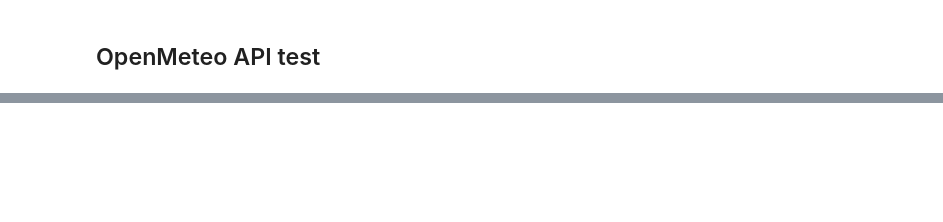
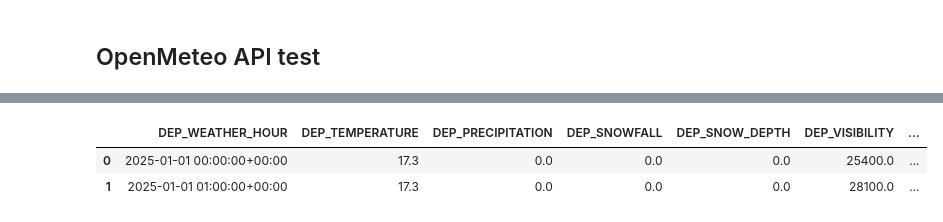
Before and after one commit to nicholasstanfield/flight-delay, a Jupyter notebook: notebooks/Weather Experiments.ipynb, the cells around one changed output, grey strips where cells are left out. Saved outputs shown, nothing was run; the diff lists cells and outputs as text; code cells hidden in the pictures; blank space fills up the shorter version.

```diff
--- a/notebooks/Weather Experiments.ipynb
+++ b/notebooks/Weather Experiments.ipynb
@@ -372,0 +419,9 @@ pbi_weather.head()
+# %%
+weather_dir = Path("../data/raw/weather")
+
+weather_files = list(weather_dir.glob("*.parquet"))
+
+weather = pd.concat(
+    [pd.read_parquet(file) for file in weather_files],
+    ignore_index=True
+)
@@ -372,0 +477,4 @@ pbi_weather.head()
+# %%
+weather = weather.rename(
+    columns={"time": "WEATHER_HOUR"}
+) #will help with the merge later
@@ -372,0 +486,15 @@ pbi_weather.head()
+# %%
+dep_weather = weather.rename(
+    columns={
+        "iata_code": "ORIGIN",
+        "WEATHER_HOUR": "DEP_WEATHER_HOUR",
+        "temperature_2m": "DEP_TEMPERATURE",
+        "precipitation": "DEP_PRECIPITATION",
+        "snowfall": "DEP_SNOWFALL",
+        "snow_depth": "DEP_SNOW_DEPTH",
+        "visibility": "DEP_VISIBILITY",
+        "surface_pressure": "DEP_SURFACE_PRESSURE",
+        "wind_speed_10m": "DEP_WIND_SPEED",
+        "wind_gusts_10m": "DEP_WIND_GUSTS",
+    }
+)
@@ -372,0 +510,6 @@ pbi_weather.head()
+# %%
+dep_weather.head(2)
+# %% [output]
+|  | DEP_WEATHER_HOUR | DEP_TEMPERATURE | DEP_PRECIPITATION | DEP_SNOWFALL | DEP_SNOW_DEPTH | DEP_VISIBILITY | ... |
+| 0 | 2025-01-01 00:00:00+00:00 | 17.3 | 0.0 | 0.0 | 0.0 | 25400.0 | ... |
+| 1 | 2025-01-01 01:00:00+00:00 | 17.3 | 0.0 | 0.0 | 0.0 | 28100.0 | ... |
```
Also changed, not shown: parts of 55 cells of this notebook, 3 other files.
